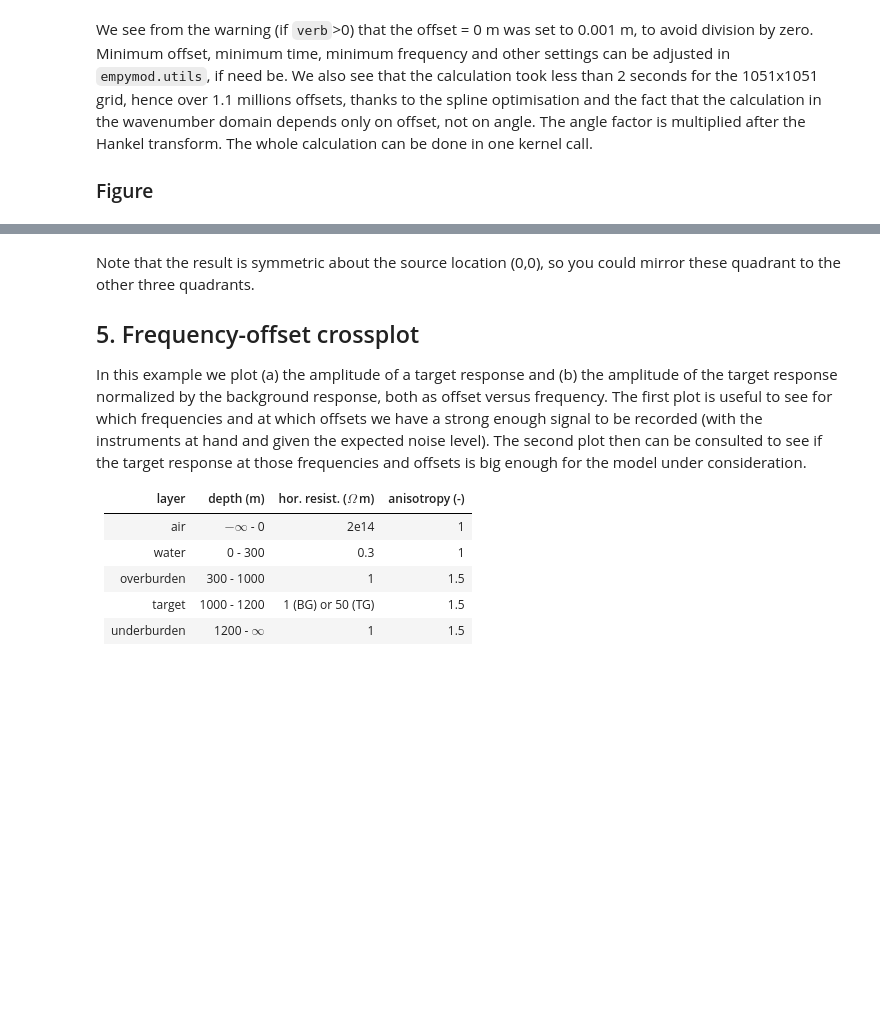
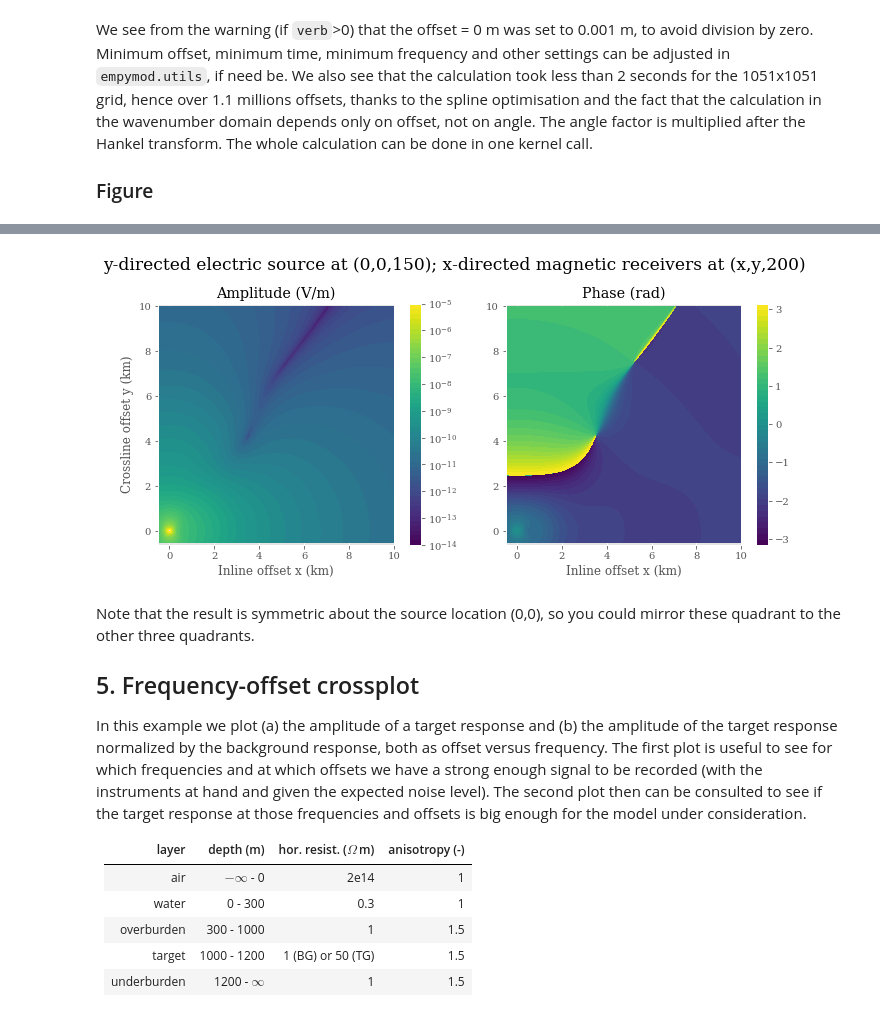
Before and after one commit to seg/tutorials-2017, a Jupyter notebook: 1704_Getting_started_with_CSEM/Notebook.ipynb, the cells around one changed output, grey strips where cells are left out. Drawn from its saved outputs; the diff is of its cells as text; code cells hidden in the pictures; blank space fills up the shorter version.

```diff
--- a/1704_Getting_started_with_CSEM/Notebook.ipynb
+++ b/1704_Getting_started_with_CSEM/Notebook.ipynb
@@ -329,7 +327,7 @@ We see from the warning (if `verb`>0) that the offset = 0 m was set to 0.001 m,
 # %%
 fig = plt.figure(figsize=(9.8, 5), num='4. Amplitude and phase of entire xy-plane')
 plt.subplots_adjust(left=0.08, right=.99, top=.82, bottom=.15, wspace=.18)
-plt.suptitle('y-directed electric source at (0,0,150); x-directed magnetic receivers at (x,y,200)', fontsize=20, y=.95)
+plt.suptitle('y-directed electric source at (0,0,150); x-directed magnetic receivers at (x,y,200)', fontsize=17, y=.95)
 
 # # # 1. Plot Amplitude # # #
 ax1 = plt.subplot(121)
@@ -368,3 +364,4 @@ plt.show()
+[figure, added]
 # %% [markdown]
 Note that the result is symmetric about the source location (0,0), so you could mirror these quadrant to the other three quadrants.
 
```
Also changed, not shown: parts of 14 cells of this notebook.
